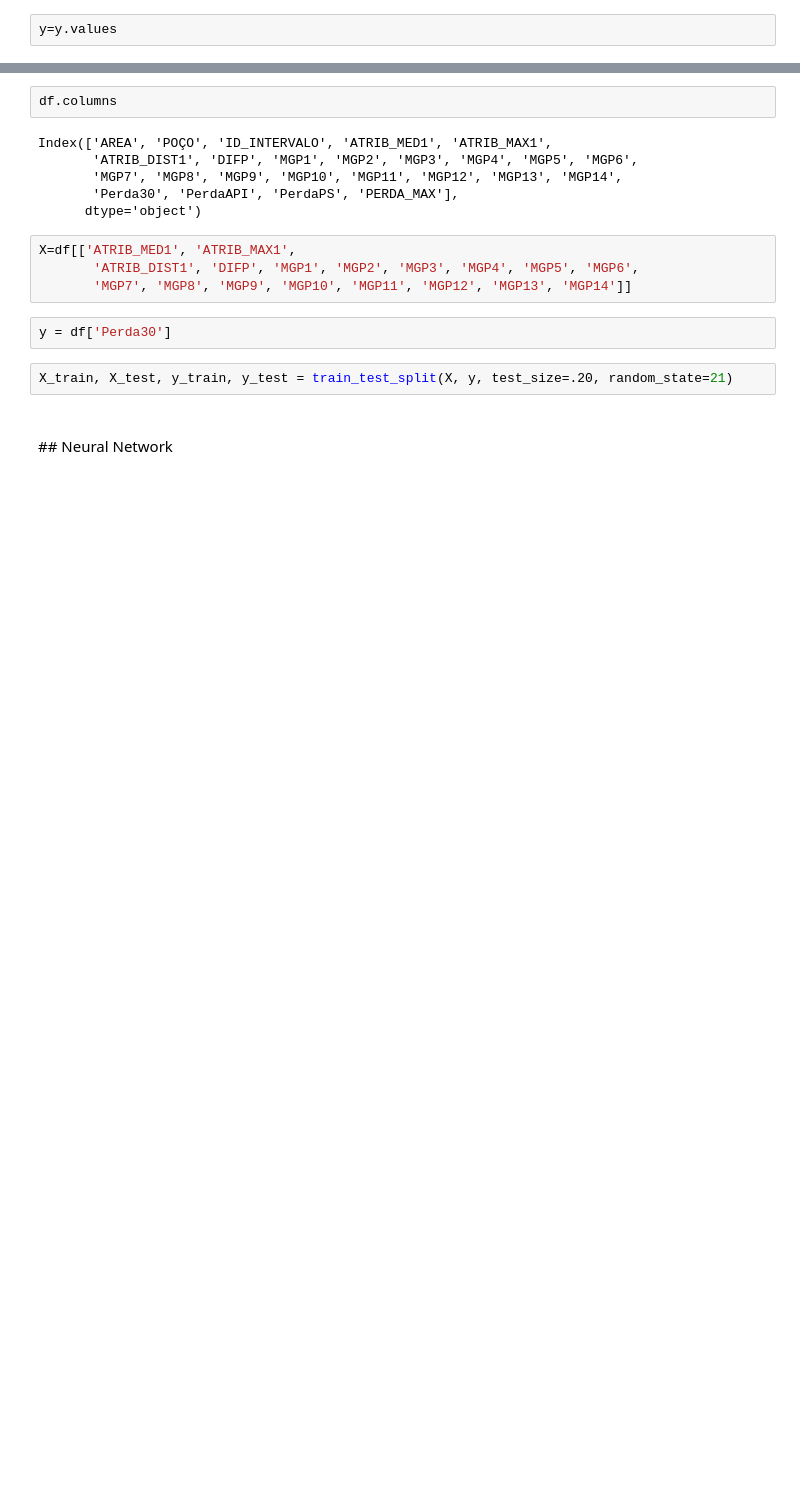
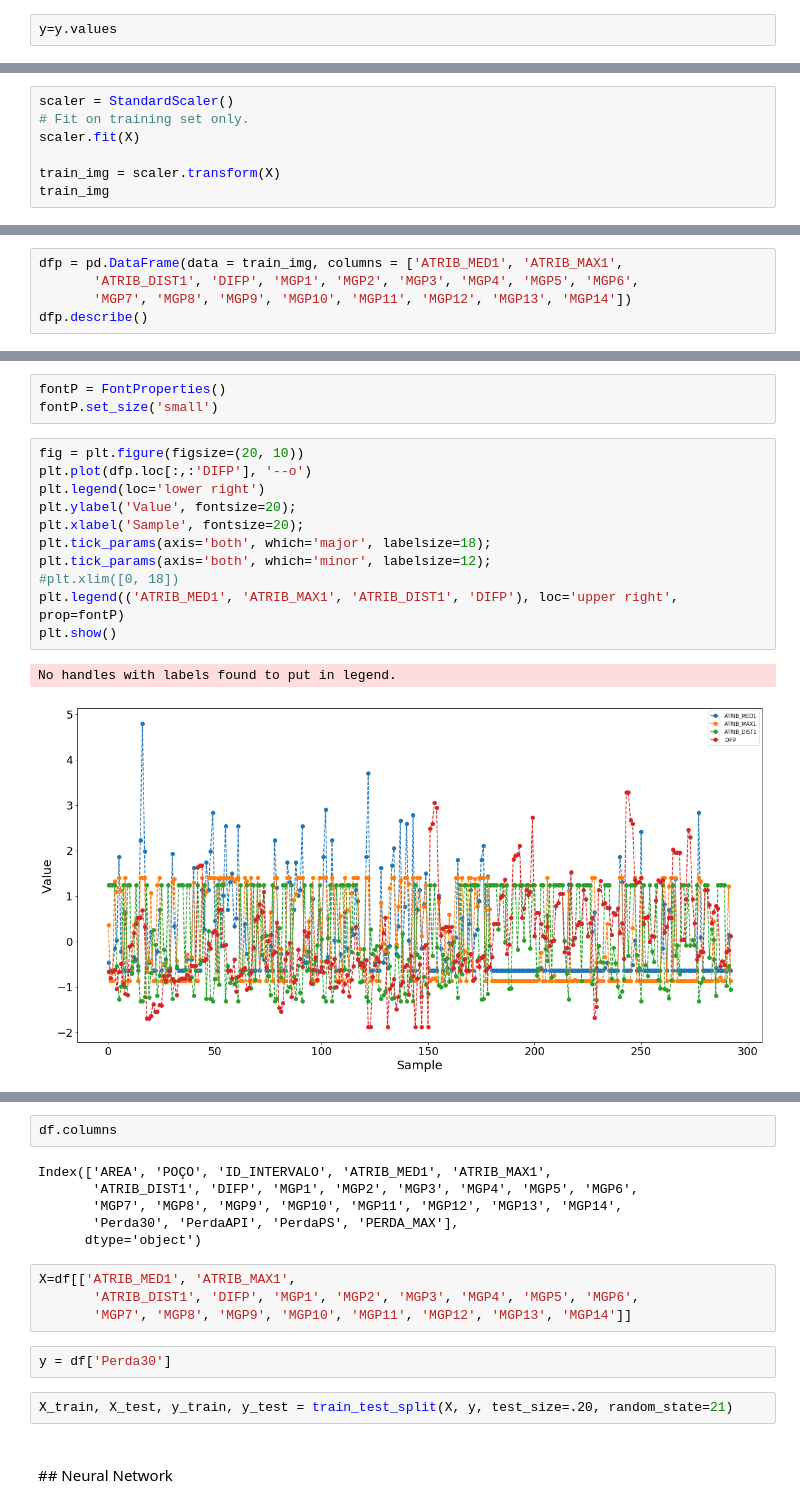
Before and after one commit to giovanimachado/mSc, a Jupyter notebook: pcaEvaluation.ipynb, the cells around one changed output, grey strips where cells are left out. Cells and saved outputs as stored; diff of their text form; blank space fills up the shorter version.

```diff
--- a/pcaEvaluation.ipynb
+++ b/pcaEvaluation.ipynb
@@ -67,0 +110,7 @@ plt.show()
+# %%
+scaler = StandardScaler()
+# Fit on training set only.
+scaler.fit(X)
+
+train_img = scaler.transform(X)
+train_img
@@ -67,0 +131,5 @@ plt.show()
+# %%
+dfp = pd.DataFrame(data = train_img, columns = ['ATRIB_MED1', 'ATRIB_MAX1',
+       'ATRIB_DIST1', 'DIFP', 'MGP1', 'MGP2', 'MGP3', 'MGP4', 'MGP5', 'MGP6',
+       'MGP7', 'MGP8', 'MGP9', 'MGP10', 'MGP11', 'MGP12', 'MGP13', 'MGP14'])
+dfp.describe()
@@ -67,0 +153,17 @@ plt.show()
+# %%
+fontP = FontProperties()
+fontP.set_size('small')
+# %%
+fig = plt.figure(figsize=(20, 10))
+plt.plot(dfp.loc[:,:'DIFP'], '--o')
+plt.legend(loc='lower right')
+plt.ylabel('Value', fontsize=20);
+plt.xlabel('Sample', fontsize=20);
+plt.tick_params(axis='both', which='major', labelsize=18);
+plt.tick_params(axis='both', which='minor', labelsize=12);
+#plt.xlim([0, 18])
+plt.legend(('ATRIB_MED1', 'ATRIB_MAX1', 'ATRIB_DIST1', 'DIFP'), loc='upper right', prop=fontP)
+plt.show()
+# %% [output]
+No handles with labels found to put in legend.
+[figure, added]
```
Also changed, not shown: parts of 50 cells of this notebook.
